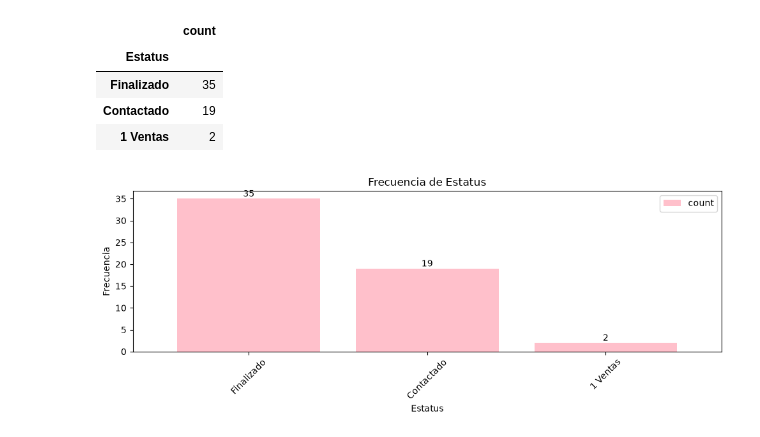
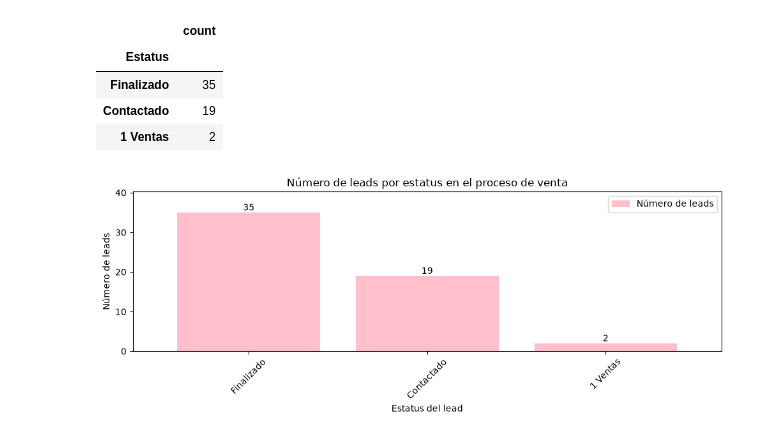
Before and after one commit to a01735788-ops/Actividad-4-Extracci-n-de-Caracter-sticas-, a Jupyter notebook: Actividad 4.2/V_Estatus_basetlx.ipynb, the cells around one changed output. Drawn from its saved outputs; the diff is of its cells as text; code cells hidden in the pictures.

```diff
--- a/Actividad 4.2/V_Estatus_basetlx.ipynb
+++ b/Actividad 4.2/V_Estatus_basetlx.ipynb
@@ -42,13 +42,19 @@ Filtro_index
 | Contactado | 19 |
 | 1 Ventas | 2 |
 # %%
-# Gráfico de BARRAS
+# 6. Renombramos la columna antes de graficar, para que la leyenda sea más clara
+Filtro_index = Filtro_index.rename(columns={'count': 'Número de leads'})
+
 ax = Filtro_index.plot(kind='bar', width=0.8, figsize=(10, 4), color='pink', rot=45)
-plt.title('Frecuencia de Estatus')
-plt.xlabel('Estatus')
-plt.ylabel('Frecuencia')
+plt.title('Número de leads por estatus en el proceso de venta')
+plt.xlabel('Estatus del lead')
+plt.ylabel('Número de leads')
 ax.bar_label(ax.containers[0])
+
+# Espacio extra arriba para que la etiqueta "35" no quede pegada al borde
+ax.set_ylim(0, Filtro_index['Número de leads'].max() * 1.15)
+
 plt.tight_layout()
 plt.show()
 # %% [output]
-[figure, old version]
+[figure, new version]
```
